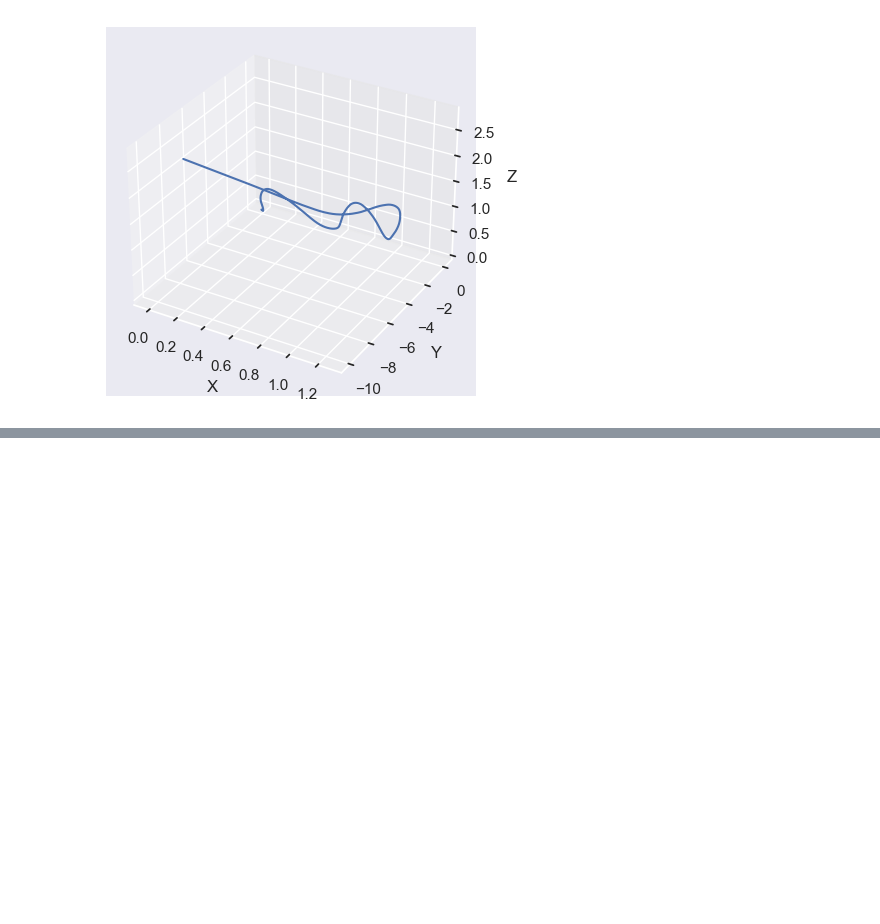
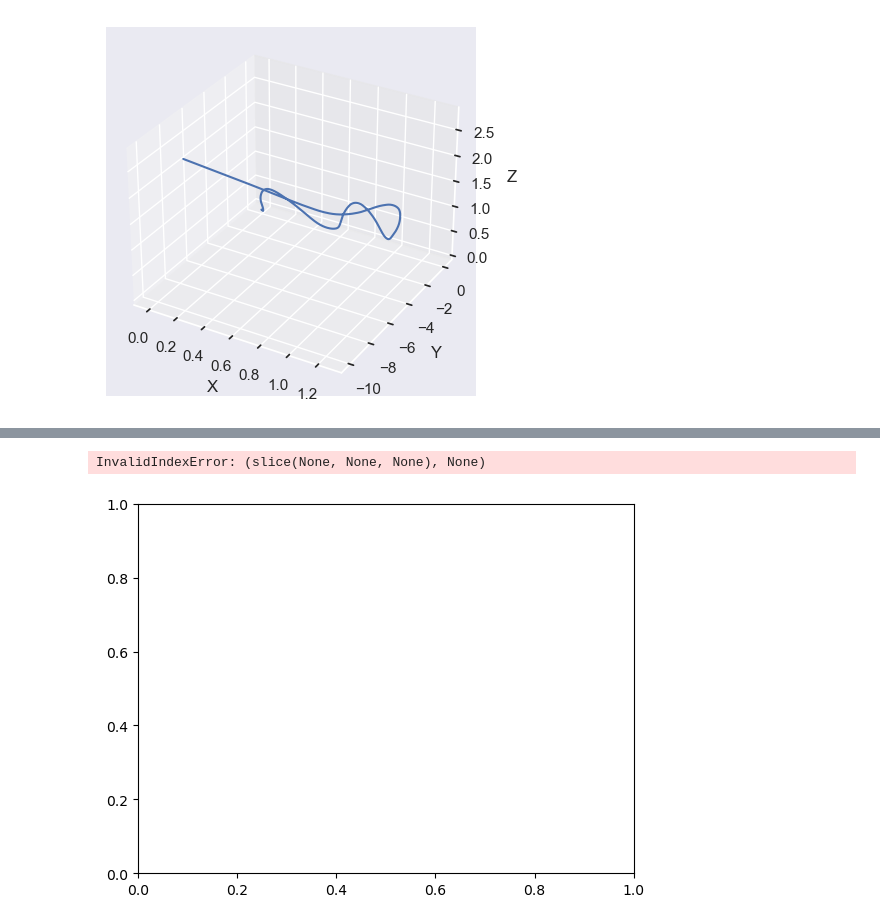
Before and after one commit to SiberiaWolfP/ML4QS_66, a Jupyter notebook: local_test.ipynb, the cells around one changed output, grey strips where cells are left out. Cells and saved outputs as stored; diff of their text form; code cells hidden in the pictures; blank space fills up the shorter version.

```diff
--- a/local_test.ipynb
+++ b/local_test.ipynb
@@ -54,0 +142,18 @@ plt.show()
+# %%
+import pandas as pd
+import numpy as np
+import matplotlib.pyplot as plt
+import math
+from scipy.stats import norm
+
+from sklearn.decomposition import PCA
+
+df = pd.DataFrame(np.arange(0, 1, 0.001), columns=list('X'))
+
+mean = 0.5
+sd = 0.1
+p = pd.DataFrame(norm.pdf(df,mean,sd), columns=list('p'))
+plt.plot(df, p)
+# %% [output]
+InvalidIndexError: (slice(None, None, None), None)
+[figure, added]
```
Also changed, not shown: parts of 14 cells of this notebook, 1 other file.
